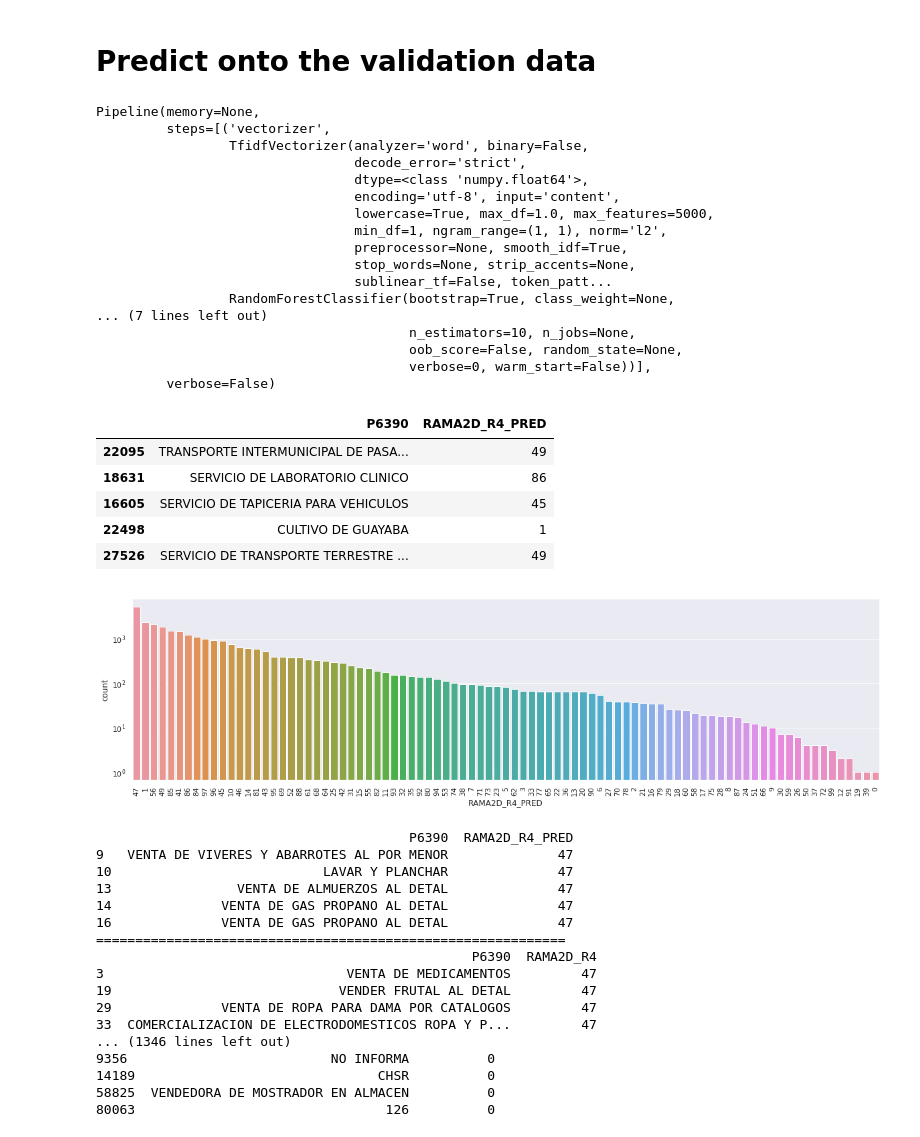
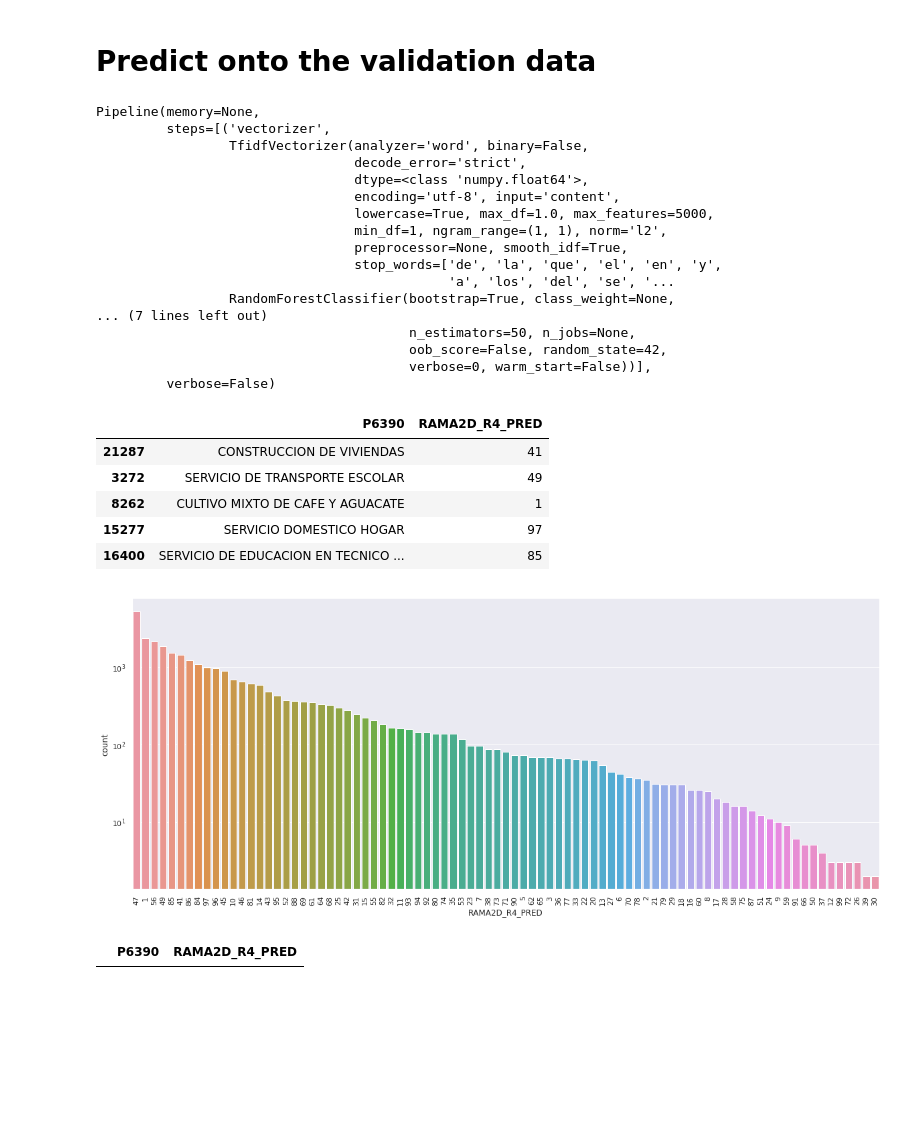
Before and after one commit to sssilvar/nlp-prueba, a Jupyter notebook: NLP_DANE_exploratorio.ipynb, the cells around one changed output. Saved outputs shown, nothing was run; the diff lists cells and outputs as text; code cells hidden in the pictures; blank space fills up the shorter version.

```diff
--- a/NLP_DANE_exploratorio.ipynb
+++ b/NLP_DANE_exploratorio.ipynb
@@ -46,5 +42,8 @@ df_train.head()
 Leer hoja de validación
 # %%
 df_test = pd.read_excel(data_excel, sheet_name='validacion')
+X_valid = df_test['P6390']
+print(f'Data training shape: {df_test.shape}')
+
 df_test.head()
 # %% [output]
@@ -97,9 +129,11 @@ Testing samples: 22538
 # %% [markdown]
 Feature extraction from the text
 # %%
-tfdif_vect = TfidfVectorizer(analyzer='word',
-                             token_pattern='\w{1,}',
-                             max_features=5000)
+# tfdif_vect = TfidfVectorizer(analyzer='word',
+#                              token_pattern='\w{1,}',
+#                              stop_words=stopwords.words('spanish'),
+#                              max_features=5000)
+tfidf = TfidfVectorizer(tokenizer=tokenize, stop_words=stopwords.words('spanish'))
 
 # Train the model
 tfdif_vect.fit(X)
@@ -179,3 +211,5 @@ y_valid = df_test['P6390']
+# %%
+model = RandomForestClassifier(n_estimators=50, random_state=42)
 # %%
 pipeline = Pipeline([
     ('vectorizer', tfdif_vect),
@@ -193,12 +227,12 @@ Pipeline(memory=None,
                                  lowercase=True, max_df=1.0, max_features=5000,
                                  min_df=1, ngram_range=(1, 1), norm='l2',
                                  preprocessor=None, smooth_idf=True,
-                                 stop_words=None, strip_accents=None,
-                                 sublinear_tf=False, token_patt...
+                                 stop_words=['de', 'la', 'que', 'el', 'en', 'y',
+                                             'a', 'los', 'del', 'se', '...
                  RandomForestClassifier(bootstrap=True, class_weight=None,
 ... (7 lines left out)
-                                        n_estimators=10, n_jobs=None,
-                                        oob_score=False, random_state=None,
+                                        n_estimators=50, n_jobs=None,
+                                        oob_score=False, random_state=42,
                                         verbose=0, warm_start=False))],
          verbose=False)
 # %%
@@ -209,44 +243,30 @@ df_valid = pd.concat([X_valid, y_pred], axis='columns')
 df_valid.sample(n=5)
 # %% [output]
 |  | P6390 | RAMA2D_R4_PRED |
-| 22095 | TRANSPORTE INTERMUNICIPAL DE PASA... | 49 |
-| 18631 | SERVICIO DE LABORATORIO CLINICO | 86 |
-| 16605 | SERVICIO DE TAPICERIA PARA VEHICULOS | 45 |
-| 22498 | CULTIVO DE GUAYABA | 1 |
-| 27526 | SERVICIO DE TRANSPORTE TERRESTRE ... | 49 |
+| 21287 | CONSTRUCCION DE VIVIENDAS | 41 |
+| 3272 | SERVICIO DE TRANSPORTE ESCOLAR | 49 |
+| 8262 | CULTIVO MIXTO DE CAFE Y AGUACATE | 1 |
+| 15277 | SERVICIO DOMESTICO HOGAR | 97 |
+| 16400 | SERVICIO DE EDUCACION EN TECNICO ... | 85 |
 # %%
-plt.figure(figsize=(20,5))
+plt.figure(figsize=(20,8))
 ordered_labels = df_valid['RAMA2D_R4_PRED'].value_counts().index
 sns.countplot(x='RAMA2D_R4_PRED', data=df_valid, order=ordered_labels)
 plt.yscale('log')
 plt.xticks(rotation=90)
 plt.show()
 # %% [output]
-[figure, old version]
+[figure, new version]
+# %%
+df_valid.query('RAMA2D_R4_PRED == 0')
+# %% [output]
+|  | P6390 | RAMA2D_R4_PRED |
 # %%
-from time import sleep
+# from time import sleep
 
-for label in ordered_labels:
-  print(df_valid.query(f'RAMA2D_R4_PRED == {label}').head())
-  print('='*60)
-  print(df_train.query(f'RAMA2D_R4 == {label}').head())
-  print('\n\n')
-  sleep(5)
+# for label in ordered_labels:
+#   print(df_valid.query(f'RAMA2D_R4_PRED == {label}').head())
+#   print('='*60)
+#   print(df_train.query(f'RAMA2D_R4 == {label}').head())
+#   print('\n\n')
+#   sleep(5)
-# %% [output]
-                                        P6390  RAMA2D_R4_PRED
-9   VENTA DE VIVERES Y ABARROTES AL POR MENOR              47
-10                           LAVAR Y PLANCHAR              47
-13                VENTA DE ALMUERZOS AL DETAL              47
-14              VENTA DE GAS PROPANO AL DETAL              47
-16              VENTA DE GAS PROPANO AL DETAL              47
-============================================================
-                                                P6390  RAMA2D_R4
-3                               VENTA DE MEDICAMENTOS         47
-19                             VENDER FRUTAL AL DETAL         47
-29              VENTA DE ROPA PARA DAMA POR CATALOGOS         47
-33  COMERCIALIZACION DE ELECTRODOMESTICOS ROPA Y P...         47
-... (1346 lines left out)
-9356                          NO INFORMA          0
-14189                               CHSR          0
-58825  VENDEDORA DE MOSTRADOR EN ALMACEN          0
-80063                                126          0
```
Also changed, not shown: parts of 14 cells of this notebook.
